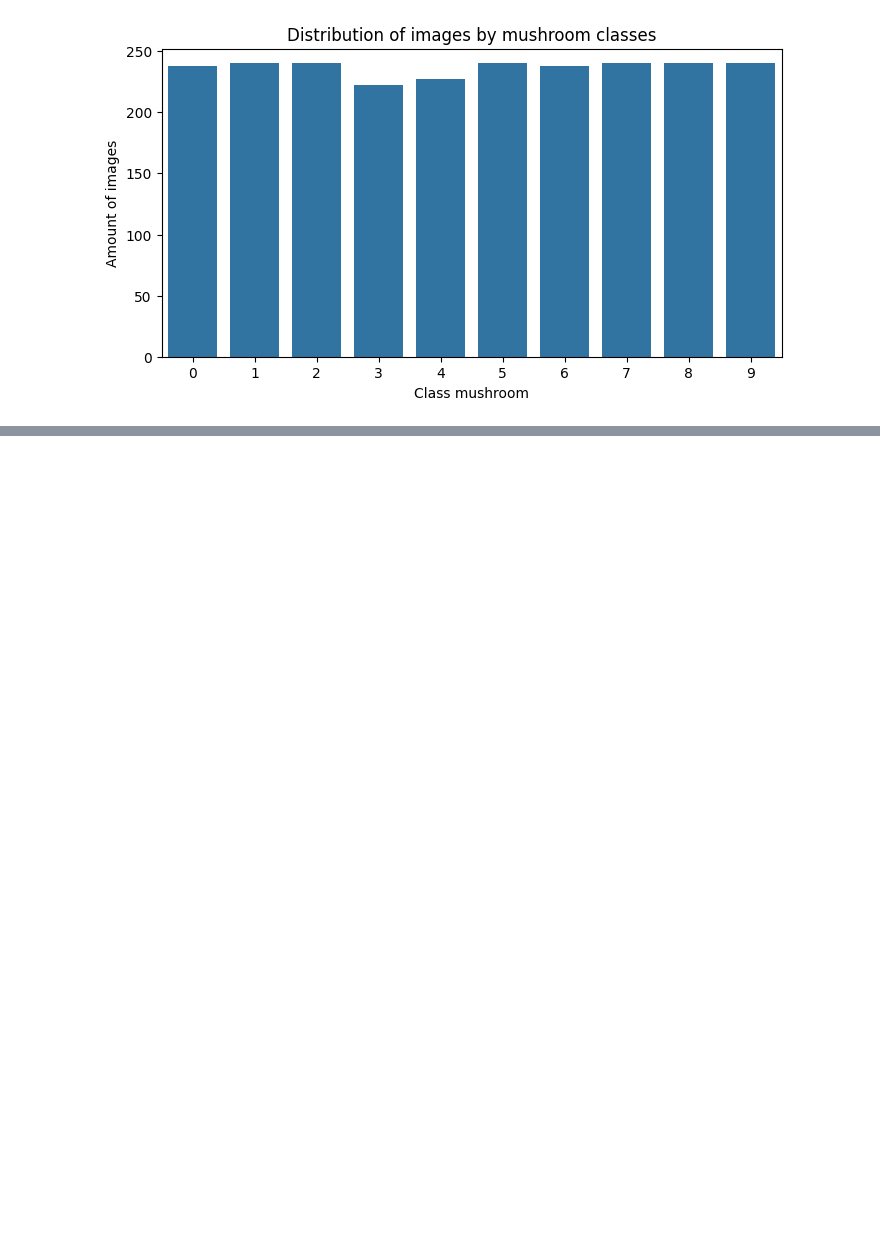
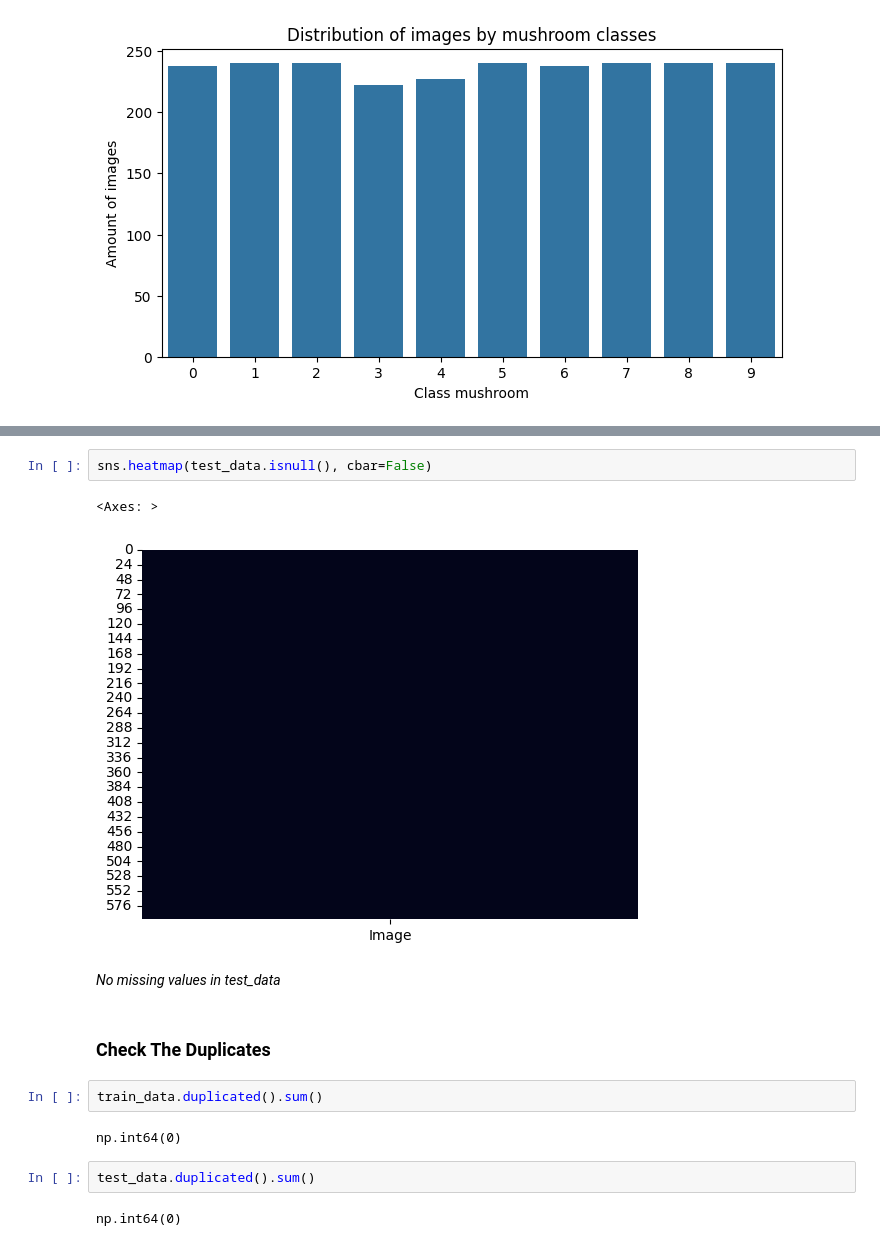
Before and after one commit to khrystynaPeniak/deep-learning-project-multiclass-classification, a Jupyter notebook: mashroom-vision.ipynb, the cells around one changed output, grey strips where cells are left out. Cells and saved outputs as stored; diff of their text form; blank space fills up the shorter version.

```diff
--- a/mashroom-vision.ipynb
+++ b/mashroom-vision.ipynb
@@ -119,0 +140,17 @@ plt.show()
+# %%
+sns.heatmap(test_data.isnull(), cbar=False)
+# %% [output]
+<Axes: >
+[figure, added]
+# %% [markdown]
+*No missing values in test_data*
+# %% [markdown]
+### **Check The Duplicates**
+# %%
+train_data.duplicated().sum()
+# %% [output]
+np.int64(0)
+# %%
+test_data.duplicated().sum()
+# %% [output]
+np.int64(0)
```
Also changed, not shown: parts of 6 cells of this notebook.
